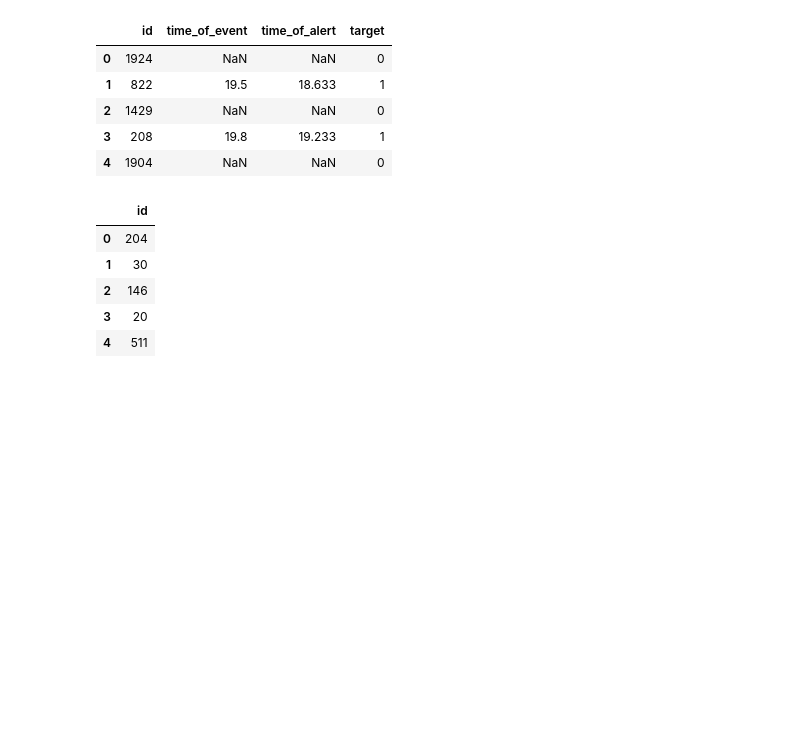
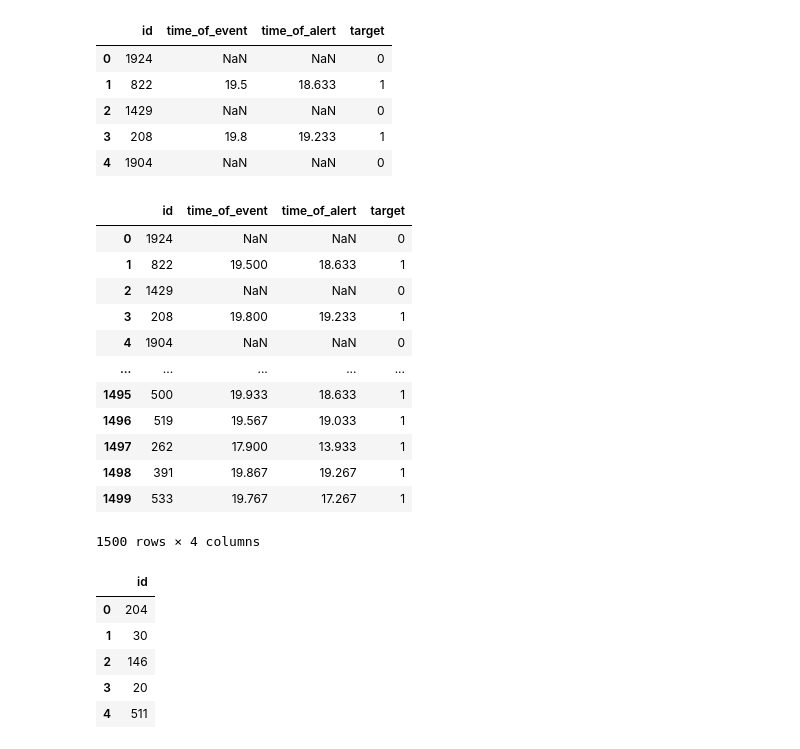
Before and after one commit to sftwre/TrafficTransformer, a Jupyter notebook: sandbox.ipynb, the cells around one changed output. Saved outputs shown, nothing was run; the diff lists cells and outputs as text; code cells hidden in the pictures; blank space fills up the shorter version.

```diff
--- a/sandbox.ipynb
+++ b/sandbox.ipynb
@@ -24,6 +24,22 @@ df_train.head()
 | 2 | 1429 | NaN | NaN | 0 |
 | 3 | 208 | 19.8 | 19.233 | 1 |
 | 4 | 1904 | NaN | NaN | 0 |
+# %%
+df_train
+# %% [output]
+|  | id | time_of_event | time_of_alert | target |
+| 0 | 1924 | NaN | NaN | 0 |
+| 1 | 822 | 19.500 | 18.633 | 1 |
+| 2 | 1429 | NaN | NaN | 0 |
+| 3 | 208 | 19.800 | 19.233 | 1 |
+| 4 | 1904 | NaN | NaN | 0 |
+| ... | ... | ... | ... | ... |
+| 1495 | 500 | 19.933 | 18.633 | 1 |
+| 1496 | 519 | 19.567 | 19.033 | 1 |
+| 1497 | 262 | 17.900 | 13.933 | 1 |
+| 1498 | 391 | 19.867 | 19.267 | 1 |
+| 1499 | 533 | 19.767 | 17.267 | 1 |
+1500 rows × 4 columns
 # %%
 df_test.head()
 # %% [output]
```
Also changed, not shown: parts of 5 cells of this notebook, 4 other files.
